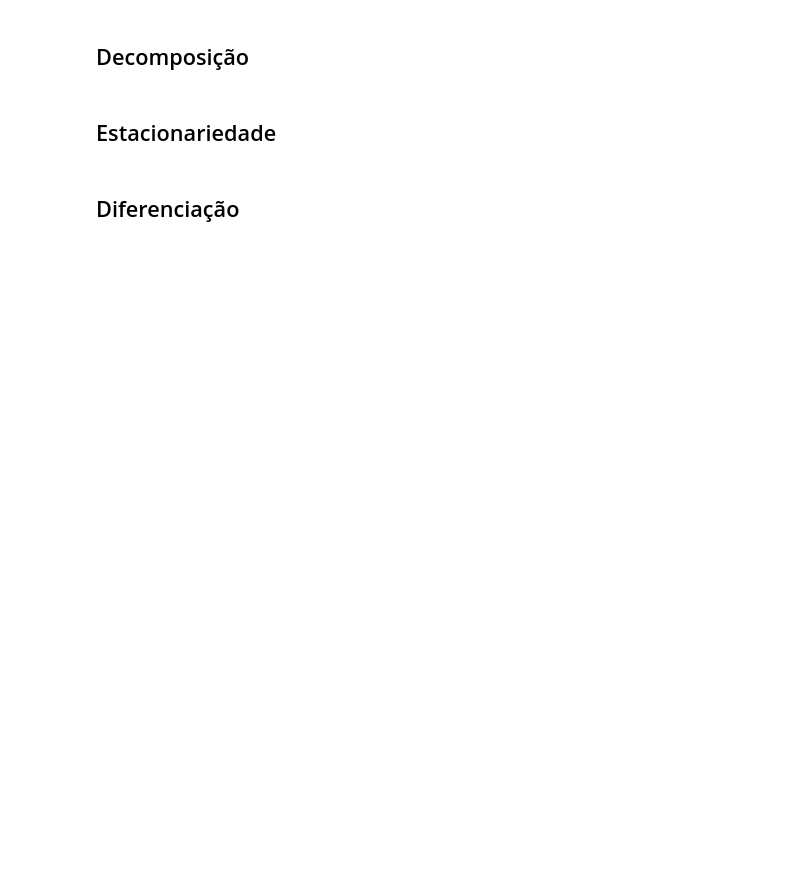
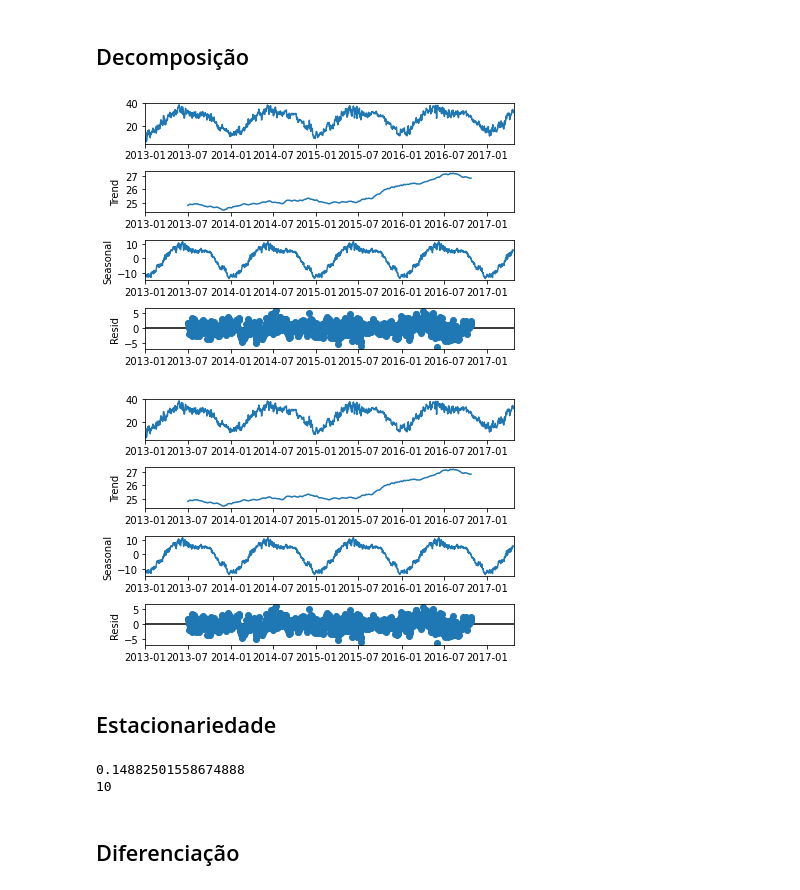
Before and after one commit to lucascouri2/residencia-st, a Jupyter notebook: Relatorio.ipynb, the cells around one changed output. Drawn from its saved outputs; the diff is of its cells as text; code cells hidden in the pictures; blank space fills up the shorter version.

```diff
--- a/Relatorio.ipynb
+++ b/Relatorio.ipynb
@@ -50,12 +61,18 @@ df.plot()
 ## Decomposição
 # %%
 from pylab import rcParams
-rcParams['figure.figsize'] = 11, 9
+rcParams['figure.figsize'] = 6, 4
 df_decomp = tsa.seasonal_decompose(df, period=365)
 df_decomp.plot()
+# %% [output]
+[figure, added]
+[figure, added]
 # %% [markdown]
 ## Estacionariedade
 # %%
-test, pvalue, lags, obs, critic, ic = tsa.stattools.adfuller(df, regression='ct')
+test, pvalue, lags, obs, critic, ic = tsa.stattools.adfuller(df)
 print(pvalue)
 print(lags)
+# %% [output]
+0.14882501558674888
+10
```
Also changed, not shown: parts of 13 cells of this notebook.
